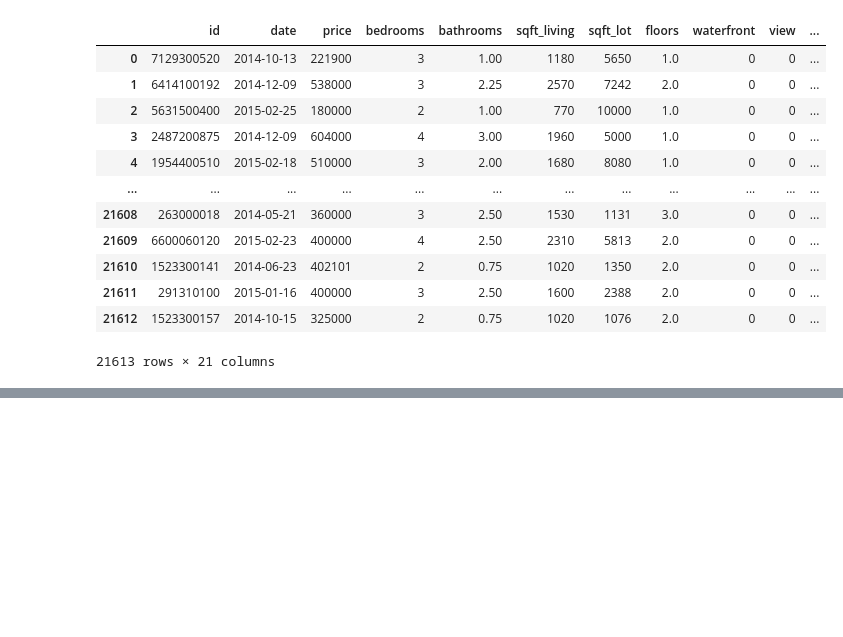
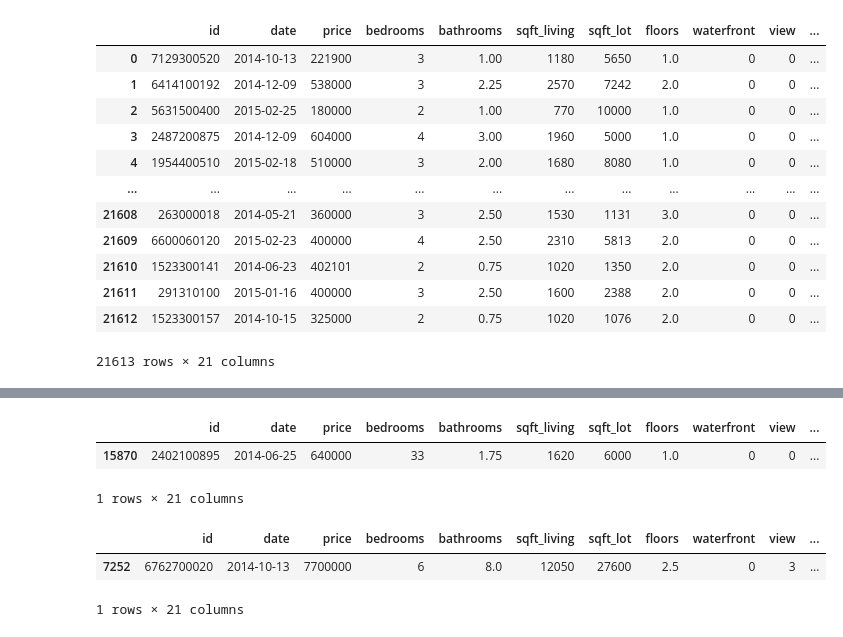
Before and after one commit to quantumhome/DataAnalysisCaseStudy, a Jupyter notebook: Pandas_quiz_solution.ipynb, the cells around one changed output, grey strips where cells are left out. Cells and saved outputs as stored; diff of their text form; code cells hidden in the pictures; blank space fills up the shorter version.

```diff
--- a/Pandas_quiz_solution.ipynb
+++ b/Pandas_quiz_solution.ipynb
@@ -61,0 +84,16 @@ df
+# %%
+# highest bed room
+filtered_df = df.loc[df['bedrooms'] == df['bedrooms'].max(), :]
+filtered_df
+# %% [output]
+|  | id | date | price | bedrooms | bathrooms | sqft_living | sqft_lot | floors | waterfront | view | ... |
+| 15870 | 2402100895 | 2014-06-25 | 640000 | 33 | 1.75 | 1620 | 6000 | 1.0 | 0 | 0 | ... |
+1 rows × 21 columns
+# %%
+# highest price
+highest_price = df.loc[df['price'] == df['price'].max(), :]
+highest_price
+# %% [output]
+|  | id | date | price | bedrooms | bathrooms | sqft_living | sqft_lot | floors | waterfront | view | ... |
+| 7252 | 6762700020 | 2014-10-13 | 7700000 | 6 | 8.0 | 12050 | 27600 | 2.5 | 0 | 3 | ... |
+1 rows × 21 columns
```
Also changed, not shown: parts of 1 cell of this notebook.
